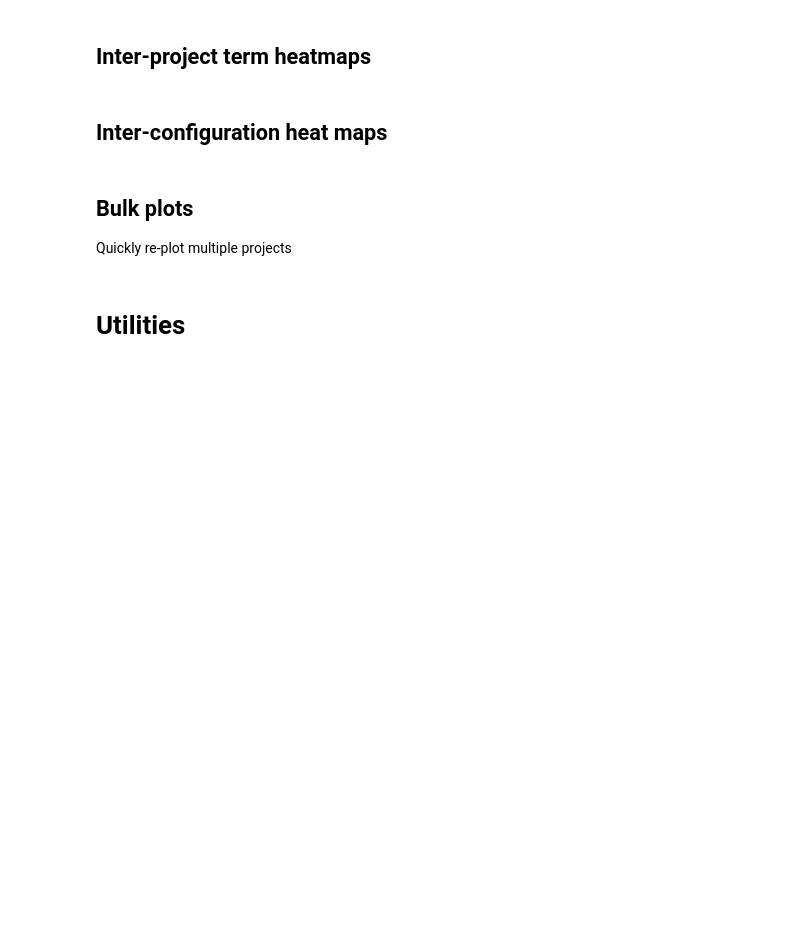
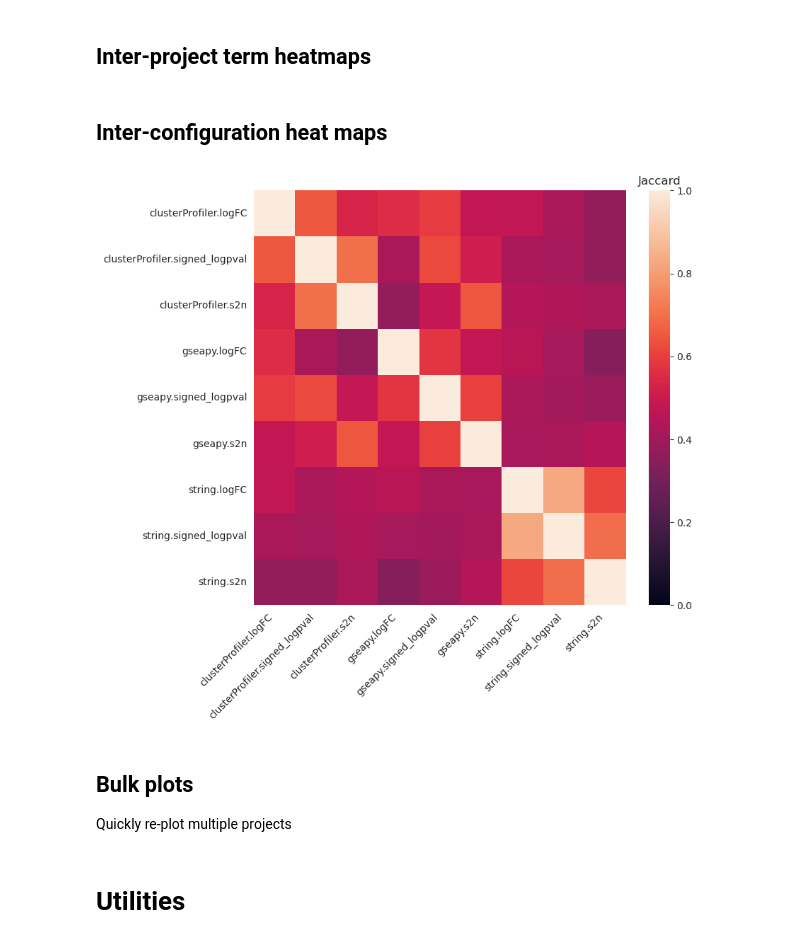
Before and after one commit to pdegen/SynEnrich, a Jupyter notebook: workflow/notebooks/main.ipynb, the cells around one changed output. Saved outputs shown, nothing was run; the diff lists cells and outputs as text; code cells hidden in the pictures; blank space fills up the shorter version.

```diff
--- a/workflow/notebooks/main.ipynb
+++ b/workflow/notebooks/main.ipynb
@@ -698,39 +735,44 @@ for c1 in configurations:
         jacc = (len(inter) / len(union) ) if len(union) else 0
         jacc_mat.loc[c1,c2] = jacc
 # %%
+import colorcet as cc
+#cmap = cc.diverging_rainbow_bgymr_45_85_c67
+
 y = int(len(jacc_mat)*0.6*1.5)
 x = int(1.2*y)
 
 fig, ax = plt.subplots(1,1,figsize=(x,y))
 
 mask1 = inter_mat.map(lambda x: '•' if x == 0 else f'{int(x)}')
 mask2 = union_mat.map(lambda x: '•' if x == 0 else f'{int(x)}')
 mask3 = mask1 + "\n" + mask2
 mask3 = mask3.map(lambda x: '•' if x.startswith("•") else x)
 
-clean = False
+clean = True
 if clean:
     mask3 = mask3.map(lambda x: '')
 
-h = sns.heatmap(jacc_mat, ax=ax, fmt="", annot=mask3.values)
+h = sns.heatmap(jacc_mat, ax=ax, fmt="", annot=mask3.values, vmin=0)#, cmap=cmap)
 fig.axes[1].set(title="Jaccard", xlabel='', ylabel='')
 
 ax.set_xticklabels([label.get_text().replace('met.', '') for label in ax.get_xticklabels()])
 ax.set_yticklabels([label.get_text().replace('met.', '') for label in ax.get_yticklabels()])
 
 ax.set_xticks(ax.get_xticks(), ax.get_xticklabels(), rotation=45, ha='right')
 
 ax.set_xticks(ax.get_xticks(), [l.get_text().replace("neg_","") for l in ax.get_xticklabels()], rotation=45, ha='right')
 ax.set_yticks(ax.get_yticks(), [l.get_text().replace("neg_","") for l in ax.get_yticklabels()])
 
 
-fig.suptitle(f"Intersection/Union of significant terms with same direction\n{lib}")
+#fig.suptitle(f"Intersection/Union of significant terms with same direction\n{lib}")
 fig.tight_layout()
 
 if clean:
     fig.savefig(f"{meta_savepath}/heat.meta.configs.clean.png")
 else:
     fig.savefig(f"{meta_savepath}/heat.meta.configs.png")
+# %% [output]
+[figure, added]
 # %% [markdown]
 ## Bulk plots
 
```
Also changed, not shown: parts of 11 cells of this notebook, 4 other files.
